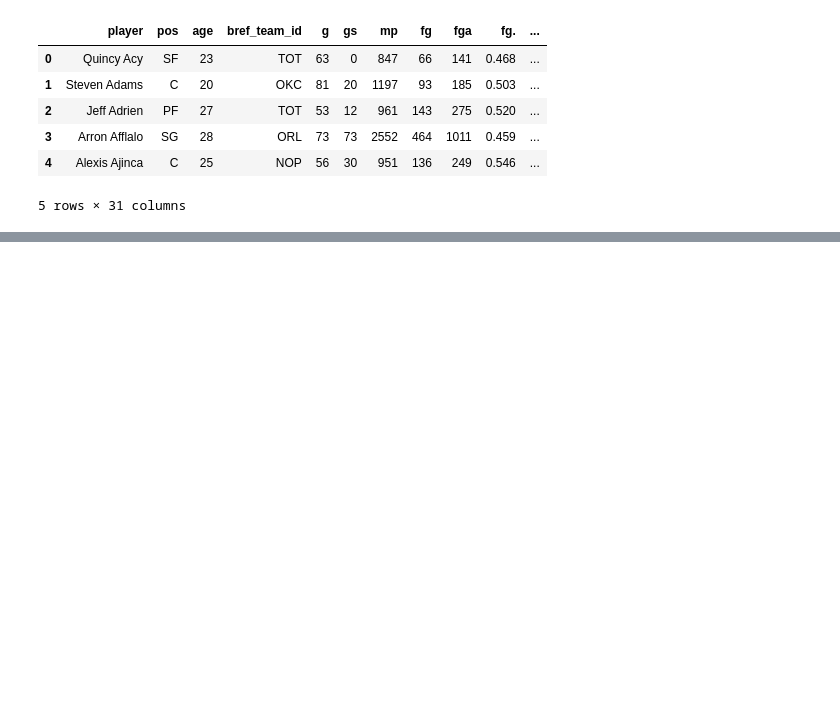
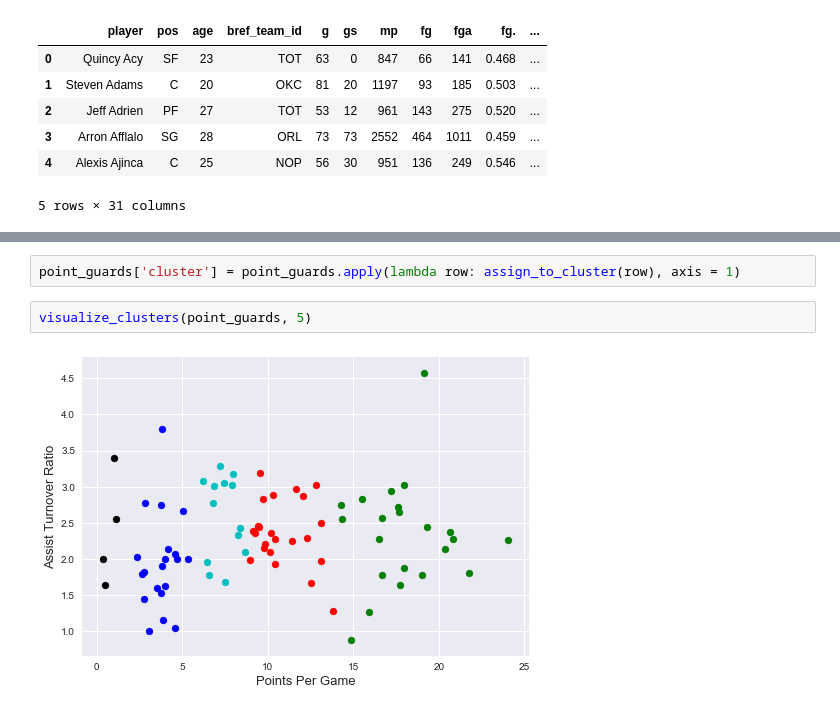
Before and after one commit to hayHarv/jupyterNotes, a Jupyter notebook: K-Means part deux.ipynb, the cells around one changed output, grey strips where cells are left out. Saved outputs shown, nothing was run; the diff lists cells and outputs as text; blank space fills up the shorter version.

```diff
--- a/K-Means part deux.ipynb
+++ b/K-Means part deux.ipynb
@@ -49,0 +210,6 @@ See the caveats in the documentation: http://pandas.pydata.org/pandas-docs/stabl
+# %%
+point_guards['cluster'] = point_guards.apply(lambda row: assign_to_cluster(row), axis = 1)
+# %%
+visualize_clusters(point_guards, 5)
+# %% [output]
+[figure, added]
```
Also changed, not shown: parts of 12 cells of this notebook, 1 other file.
